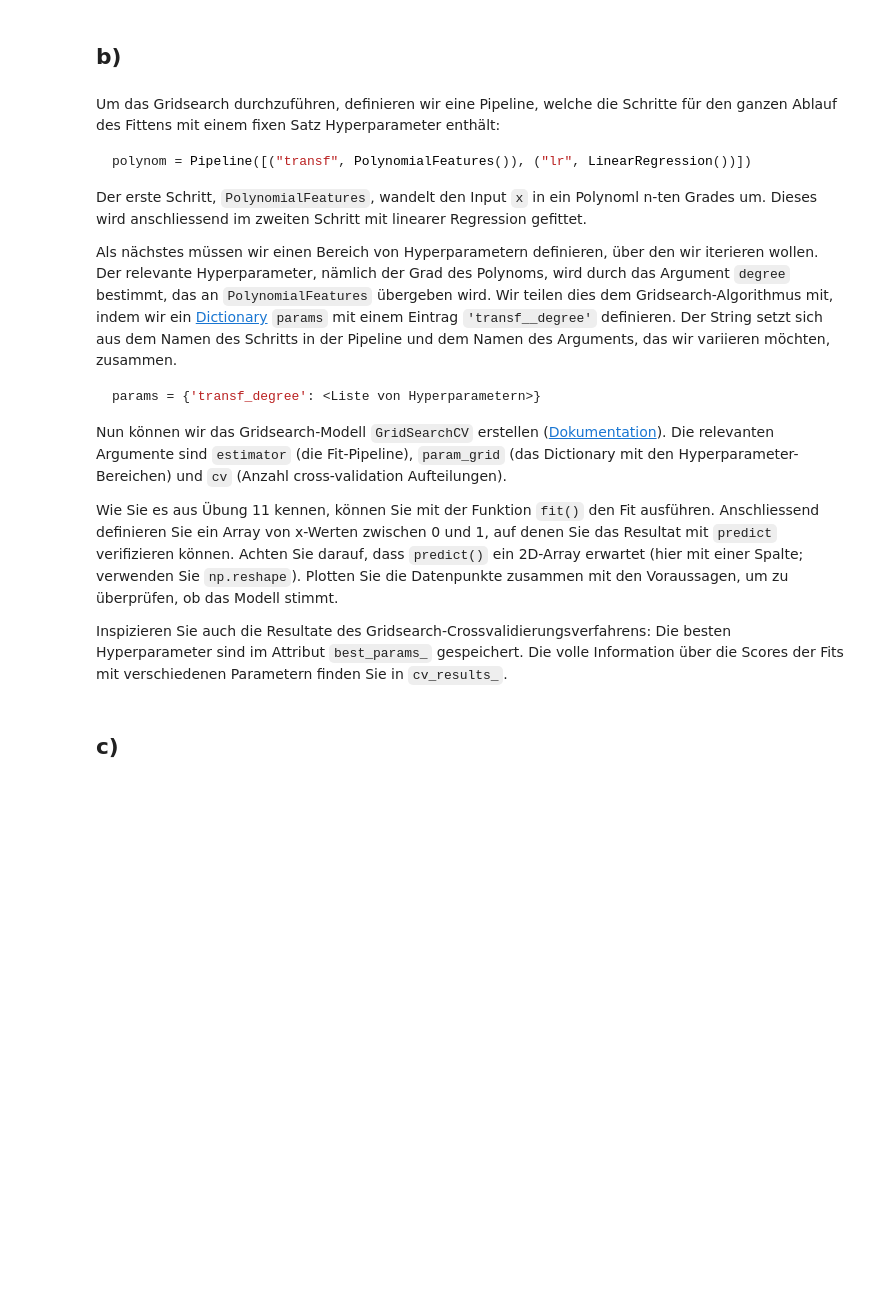
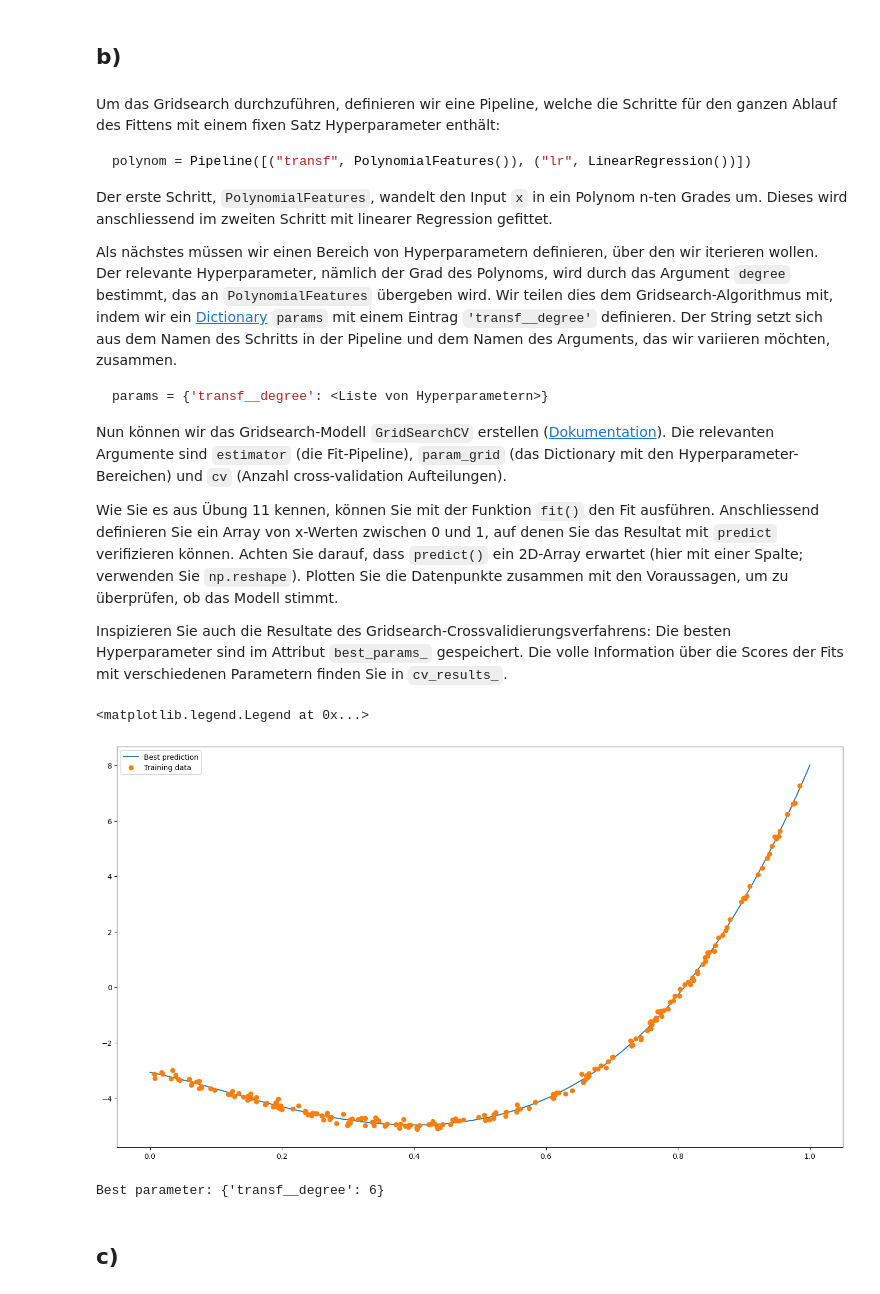
Before and after one commit to fflopsi/datenanalyse, a Jupyter notebook: exercises/13/Aufgabenblatt 13.ipynb, the cells around one changed output. Drawn from its saved outputs; the diff is of its cells as text; code cells hidden in the pictures; blank space fills up the shorter version.

````diff
--- a/exercises/13/Aufgabenblatt 13.ipynb
+++ b/exercises/13/Aufgabenblatt 13.ipynb
@@ -45,12 +55,12 @@ Um das Gridsearch durchzuführen, definieren wir eine Pipeline, welche die Schri
 polynom = Pipeline([("transf", PolynomialFeatures()), ("lr", LinearRegression())])
 ```
 
-Der erste Schritt, `PolynomialFeatures`, wandelt den Input `x` in ein Polynoml n-ten Grades um. Dieses wird anschliessend im zweiten Schritt mit linearer Regression gefittet.
+Der erste Schritt, `PolynomialFeatures`, wandelt den Input `x` in ein Polynom n-ten Grades um. Dieses wird anschliessend im zweiten Schritt mit linearer Regression gefittet.
 
 Als nächstes müssen wir einen Bereich von Hyperparametern definieren, über den wir iterieren wollen. Der relevante Hyperparameter, nämlich der Grad des Polynoms, wird durch das Argument `degree` bestimmt, das an `PolynomialFeatures` übergeben wird. Wir teilen dies dem Gridsearch-Algorithmus mit, indem wir ein <a href='https://docs.python.org/3/tutorial/datastructures.html#dictionaries'>Dictionary</a> `params` mit einem Eintrag `'transf__degree'` definieren. Der String setzt sich aus dem Namen des Schritts in der Pipeline und dem Namen des Arguments, das wir variieren möchten, zusammen.
 
 ```python
-params = {'transf_degree': <Liste von Hyperparametern>}
+params = {'transf__degree': <Liste von Hyperparametern>}
 ```
 
 Nun können wir das Gridsearch-Modell `GridSearchCV` erstellen (<a href='https://scikit-learn.org/stable/modules/generated/sklearn.model_selection.GridSearchCV.html'>Dokumentation</a>). Die relevanten Argumente sind `estimator` (die Fit-Pipeline), `param_grid` (das Dictionary mit den Hyperparameter-Bereichen) und `cv` (Anzahl cross-validation Aufteilungen).
@@ -58,6 +68,25 @@ Nun können wir das Gridsearch-Modell `GridSearchCV` erstellen (<a href='https:/
 Wie Sie es aus Übung 11 kennen, können Sie mit der Funktion `fit()` den Fit ausführen. Anschliessend definieren Sie ein Array von x-Werten zwischen 0 und 1, auf denen Sie das Resultat mit `predict` verifizieren können. Achten Sie darauf, dass `predict()` ein 2D-Array erwartet (hier mit einer Spalte; verwenden Sie `np.reshape`). Plotten Sie die Datenpunkte zusammen mit den Voraussagen, um zu überprüfen, ob das Modell stimmt.
 
 Inspizieren Sie auch die Resultate des Gridsearch-Crossvalidierungsverfahrens: Die besten Hyperparameter sind im Attribut `best_params_` gespeichert. Die volle Information über die Scores der Fits mit verschiedenen Parametern finden Sie in `cv_results_`.
+# %%
+polynom = Pipeline([('transf', PolynomialFeatures()), ('lr', LinearRegression())])
+params = {'transf__degree': range(10)}
+clf = GridSearchCV(polynom, params, cv=None).fit(X, y)
+# %%
+X_test = np.reshape(np.linspace(0,1,100), (100,1))
+y_test_pred = clf.predict(X_test)
+# %%
+_, ax = plt.subplots(figsize=(18,10))
+ax.plot(X_test, y_test_pred, label='Best prediction')
+ax.plot(X, y, 'o', label='Training data')
+ax.legend()
+# %% [output]
+<matplotlib.legend.Legend at 0x...>
+[figure, added]
+# %%
+print(f'Best parameter: {clf.best_params_}')
+# %% [output]
+Best parameter: {'transf__degree': 6}
 # %% [markdown]
 ## c)
 # %% [markdown]
````
Also changed, not shown: parts of 18 cells of this notebook.
